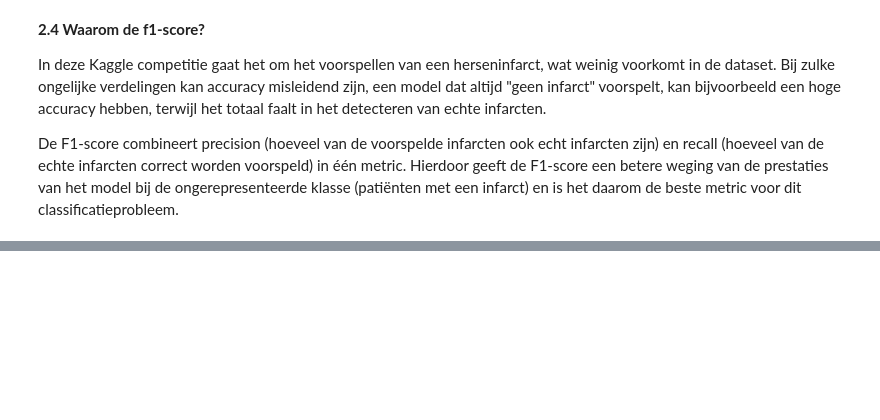
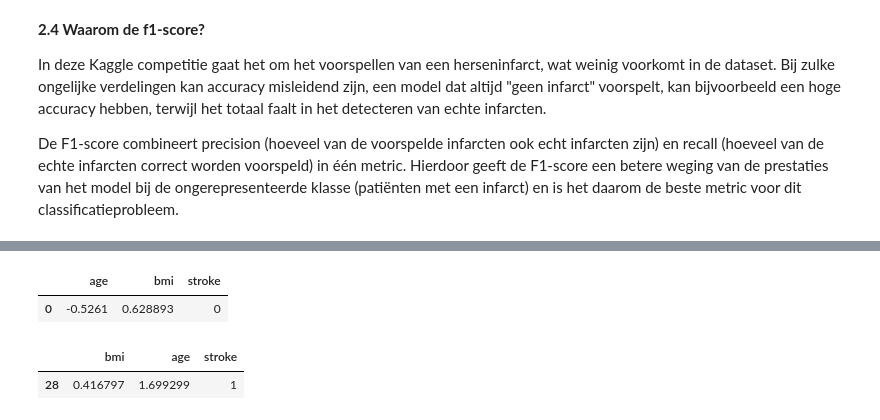
Before and after one commit to Habensebahtu14/ML-Opdracht1, a Jupyter notebook: StrokePrediction/notebooks/StrokePrediction.ipynb, the cells around one changed output, grey strips where cells are left out. Cells and saved outputs as stored; diff of their text form; code cells hidden in the pictures; blank space fills up the shorter version.

```diff
--- a/StrokePrediction/notebooks/StrokePrediction.ipynb
+++ b/StrokePrediction/notebooks/StrokePrediction.ipynb
@@ -585,0 +761,8 @@ De F1-score combineert precision (hoeveel van de voorspelde infarcten ook echt i
+# %%
+display(df[['age', 'bmi', 'stroke']].head(1))
+df[df['stroke'] == 1][['bmi', 'age', 'stroke']].head(1)
+# %% [output]
+|  | age | bmi | stroke |
+| 0 | -0.5261 | 0.628893 | 0 |
+|  | bmi | age | stroke |
+| 28 | 0.416797 | 1.699299 | 1 |
```
Also changed, not shown: parts of 28 cells of this notebook.
